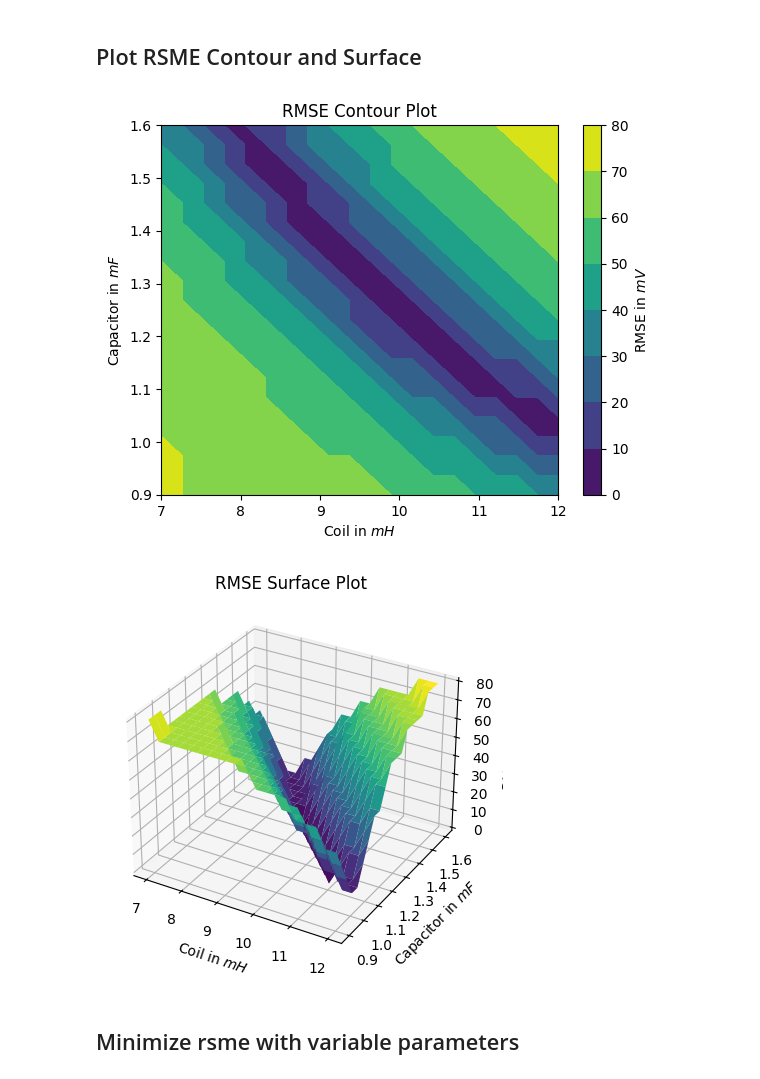
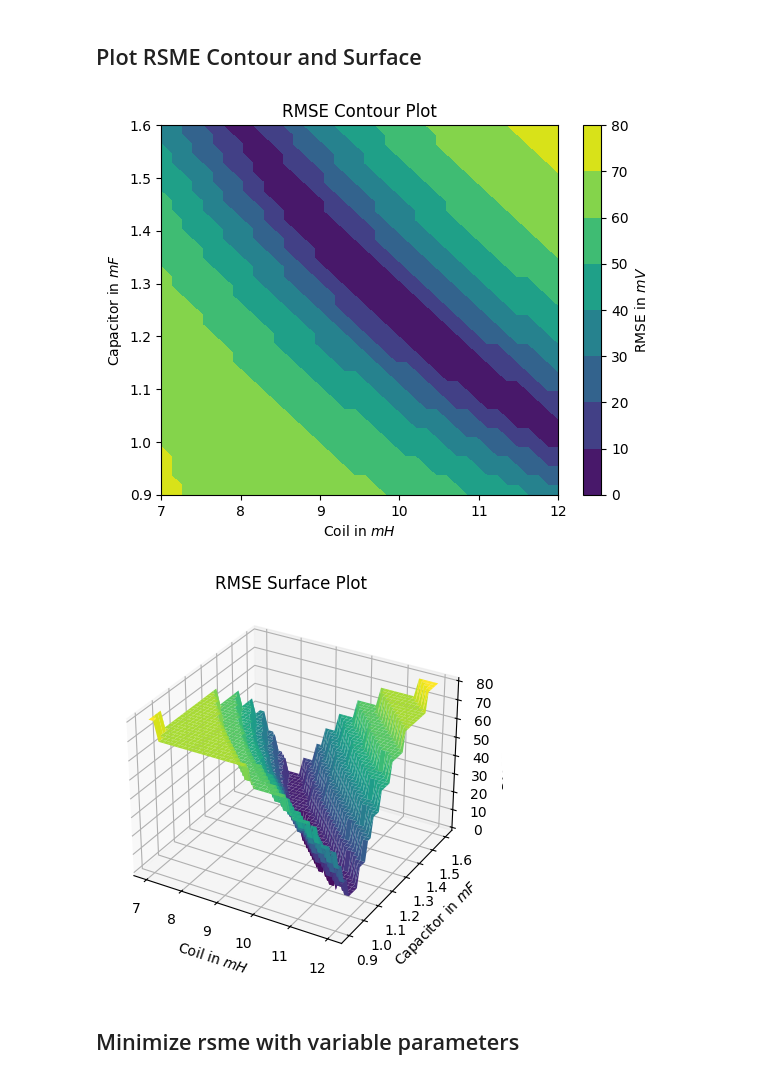
Before and after one commit to JaxRaffnix/Modellbildung-Simulation, a Jupyter notebook: exercise 7/task1.ipynb, the cells around one changed output. Drawn from its saved outputs; the diff is of its cells as text; code cells hidden in the pictures.

```diff
--- a/exercise 7/task1.ipynb
+++ b/exercise 7/task1.ipynb
@@ -83,8 +83,8 @@ def root_mean_square_error(predicted_voltage: list[float]) -> float:
     rsme = np.sqrt(1/len(predicted_voltage) * np.sum(np.square(np.subtract(predicted_voltage, u_a["measured"]))))
     return np.round(rsme, 2)
 
-rsme = root_mean_square_error(u_a["predicted"])
-print(f"RSME with nominal values: {rsme*10**3} mV")
+rsme_nominal = root_mean_square_error(u_a["predicted"])
+print(f"RSME with nominal values: {rsme_nominal*10**3} mV")
 # %% [output]
 RSME with nominal values: 60.0 mV
 # %% [markdown]
@@ -92,7 +92,7 @@ RSME with nominal values: 60.0 mV
 
 ## Create RSME Grid for Different Values
 # %%
-STEPS = 20
+STEPS = 40
 COIL_LOWER = 7e-3
 COIL_UPPER = 12e-3
 CAPACITOR_LOWER = 9 * 100e-6
@@ -131,33 +131,33 @@ rsme_grid = create_rsme_grid(coil_range, capacitor_range)
 # %%
 def plot_rsme():
     """
     Plot RSME as 3D colormap and change the magnitude by 10**-3.
     """
     plt.contourf(coil_range*10**3, capacitor_range*10**3, rsme_grid*10**3, label="RSME")
 
     plt.title('RMSE Contour Plot')
     plt.xlabel('Coil in $mH$')
     plt.ylabel('Capacitor in $mF$')
     plt.colorbar(label='RMSE in $mV$')
 
 plot_rsme()
 
-def plot_rsme_3d(coil_range, capacitor_range):
+def plot_rsme_3d():
     """
     Plot RSME as 3D height map and change the magnitude by 10**-3.
     """
     x,y = np.meshgrid(coil_range, capacitor_range)
     ax = plt.figure().add_subplot(projection='3d')
     ax.plot_surface(x*10**3, y*10**3, rsme_grid*10**3, cmap='viridis')
     plt.title('RMSE Surface Plot')
     ax.set_xlabel('Coil in $mH$')
     ax.set_ylabel('Capacitor in $mF$')
     ax.set_zlabel('RMSE in mV')
 
 plot_rsme_3d()
 # %% [output]
-[figure, old version]
+[figure, new version]
-[figure, old version]
+[figure, new version]
 # %% [markdown]
 ## Minimize rsme with variable parameters
 # %%
```
Also changed, not shown: parts of 3 cells of this notebook, 5 other files.
